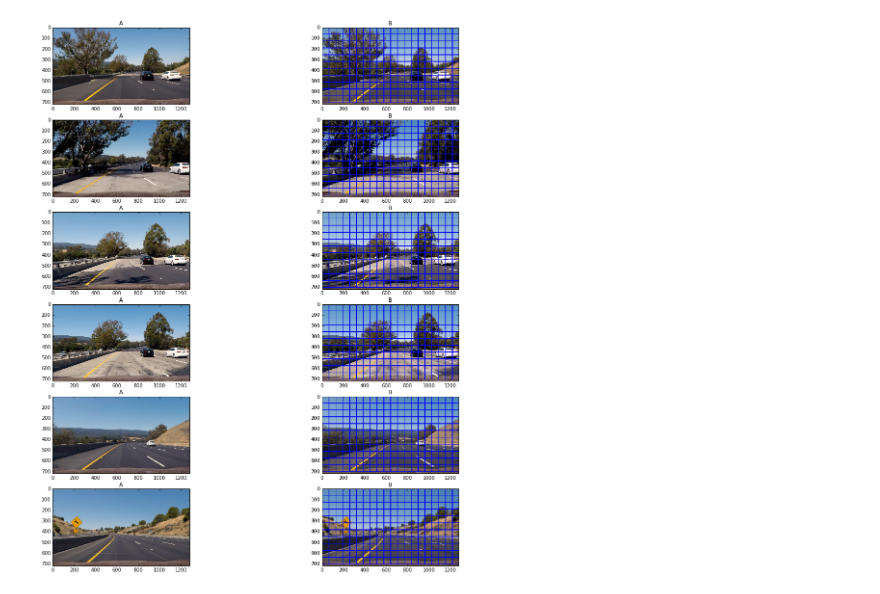
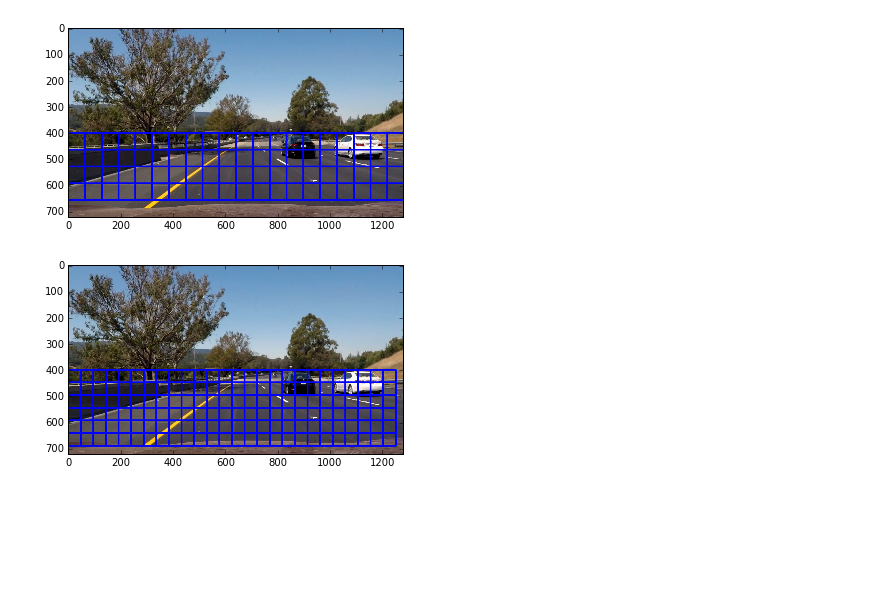
Before and after one commit to afcarl/CarND-Vehicle-Detection, a Jupyter notebook: Vehicle Detection.ipynb, the cells around one changed output. Saved outputs shown, nothing was run; the diff lists cells and outputs as text; code cells hidden in the pictures; blank space fills up the shorter version.

```diff
--- a/Vehicle Detection.ipynb
+++ b/Vehicle Detection.ipynb
@@ -200,15 +196,15 @@ For these 10 labels:  [1. 1. 1. 1. 1. 1. 0. 0. 0. 1.]
 # %%
-# Here is your draw_boxes function from the previous exercise
-def draw_boxes(img, bboxes, color=(0, 0, 255), thick=6):
-    # Make a copy of the image
-    imcopy = np.copy(img)
-    # Iterate through the bounding boxes
-    for bbox in bboxes:
-        # Draw a rectangle given bbox coordinates
+def draw_boxes(img, bboxes, color=(255, 0, 0), thick=6):
+    imcopy = np.copy(img) # Make a copy of the image
+    for bbox in bboxes: # Iterate through the bounding boxes
         cv2.rectangle(imcopy, bbox[0], bbox[1], color, thick)
-    # Return the image copy with boxes drawn
     return imcopy
 
+
+# Define a function that takes an image,
+# start and stop positions in both x and y,
+# window size (x and y dimensions),
+# and overlap fraction (for both x and y)
 def slide_window(img, x_start_stop=[None, None], y_start_stop=[None, None],
                     xy_window=(64, 64), xy_overlap=(0.5, 0.5)):
     # If x and/or y start/stop positions not defined, set to image size
@@ -227,51 +223,45 @@ def slide_window(img, x_start_stop=[None, None], y_start_stop=[None, None],
     nx_pix_per_step = np.int(xy_window[0]*(1 - xy_overlap[0]))
     ny_pix_per_step = np.int(xy_window[1]*(1 - xy_overlap[1]))
     # Compute the number of windows in x/y
     nx_buffer = np.int(xy_window[0]*(xy_overlap[0]))
     ny_buffer = np.int(xy_window[1]*(xy_overlap[1]))
     nx_windows = np.int((xspan-nx_buffer)/nx_pix_per_step)
     ny_windows = np.int((yspan-ny_buffer)/ny_pix_per_step)
     # Initialize a list to append window positions to
     window_list = []
     # Loop through finding x and y window positions
     # Note: you could vectorize this step, but in practice
     # you'll be considering windows one by one with your
     # classifier, so looping makes sense
     for ys in range(ny_windows):
         for xs in range(nx_windows):
             # Calculate window position
             startx = xs*nx_pix_per_step + x_start_stop[0]
             endx = startx + xy_window[0]
             starty = ys*ny_pix_per_step + y_start_stop[0]
             endy = starty + xy_window[1]
             # Append window position to list
             window_list.append(((startx, starty), (endx, endy)))
     # Return the list of windows
     return window_list
 
-images = glob.glob('*test_images*/*.jpg')
+car_images = glob.glob('test_images/test*.jpg')
 
-fig, axes = plt.subplots(6, 2, figsize=(20, 20))
-fig.subplots_adjust(hspace = .2, wspace=.001)
-axes = axes.ravel()
+img = mpimg.imread(car_images[0])
+windows = slide_window(img, x_start_stop=[None, None], y_start_stop=[400, 700],
+                    xy_window=(128, 128), xy_overlap=(0.5, 0.5))
 
-i = 0
-for image_fp in images:
-    image = mpimg.imread(image_fp)
+window_img = draw_boxes(img, windows, color=(0, 0, 255), thick=6)
+plt.imshow(window_img)
+plt.show()
 
-    windows = slide_window(image, x_start_stop=[None, None], y_start_stop=[None, None],
-                            xy_window=(128, 128), xy_overlap=(0.5, 0.5))
+img = mpimg.imread(car_images[0])
+windows = slide_window(img, x_start_stop=[None, None], y_start_stop=[400, 700],
+                    xy_window=(96, 96), xy_overlap=(0.5, 0.5))
 
-    window_img = draw_boxes(image, windows, color=(0, 0, 255), thick=6)
-
-    axes[i].imshow(image)
-    axes[i].set_title('A')
-
-    i += 1
-    axes[i].set_title('B')
-
-    axes[i].imshow(window_img)
-
-    i+= 1
+window_img = draw_boxes(img, windows, color=(0, 0, 255), thick=6)
+plt.imshow(window_img)
+plt.show()
 # %% [output]
-[figure, old version]
+[figure, new version]
+[figure, added]
```
Also changed, not shown: parts of 24 cells of this notebook, 11 other files.
